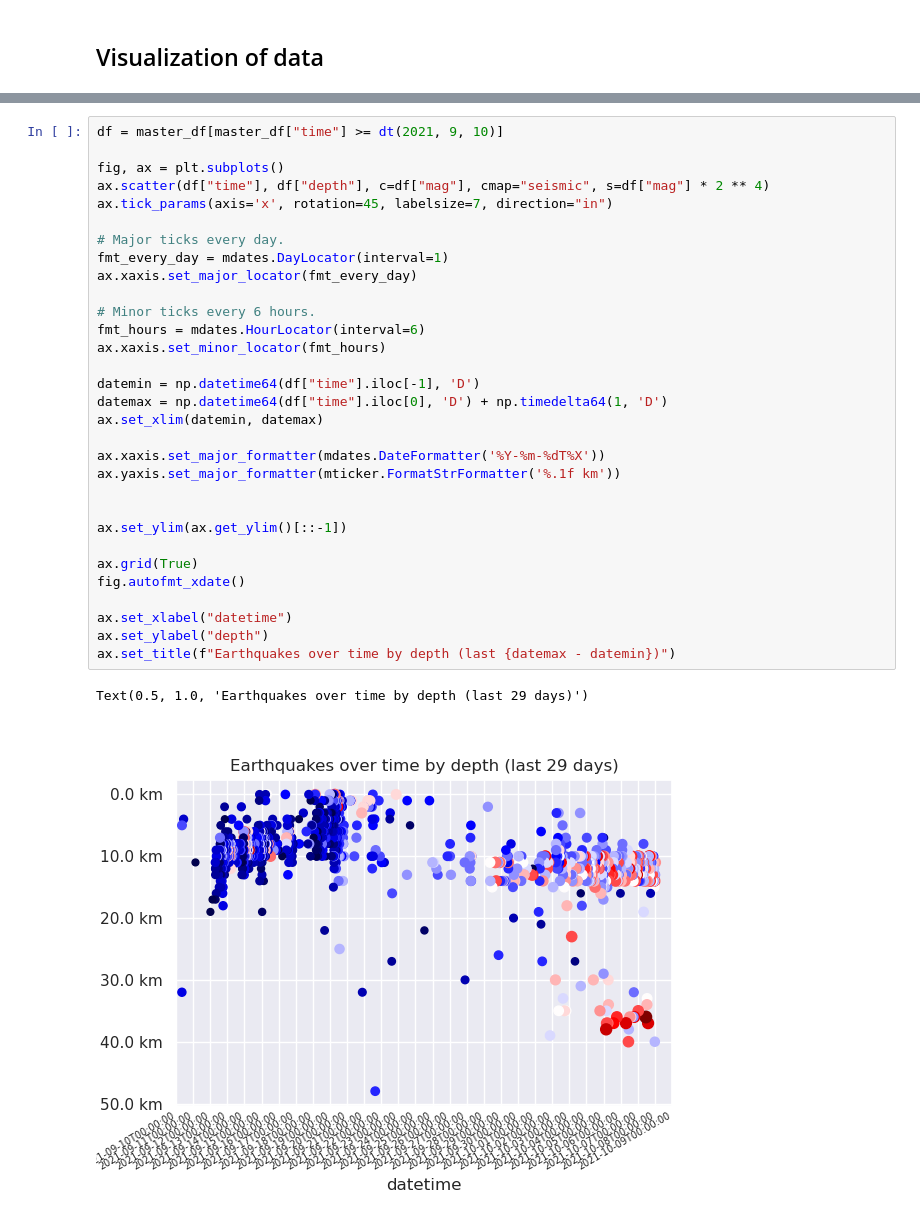
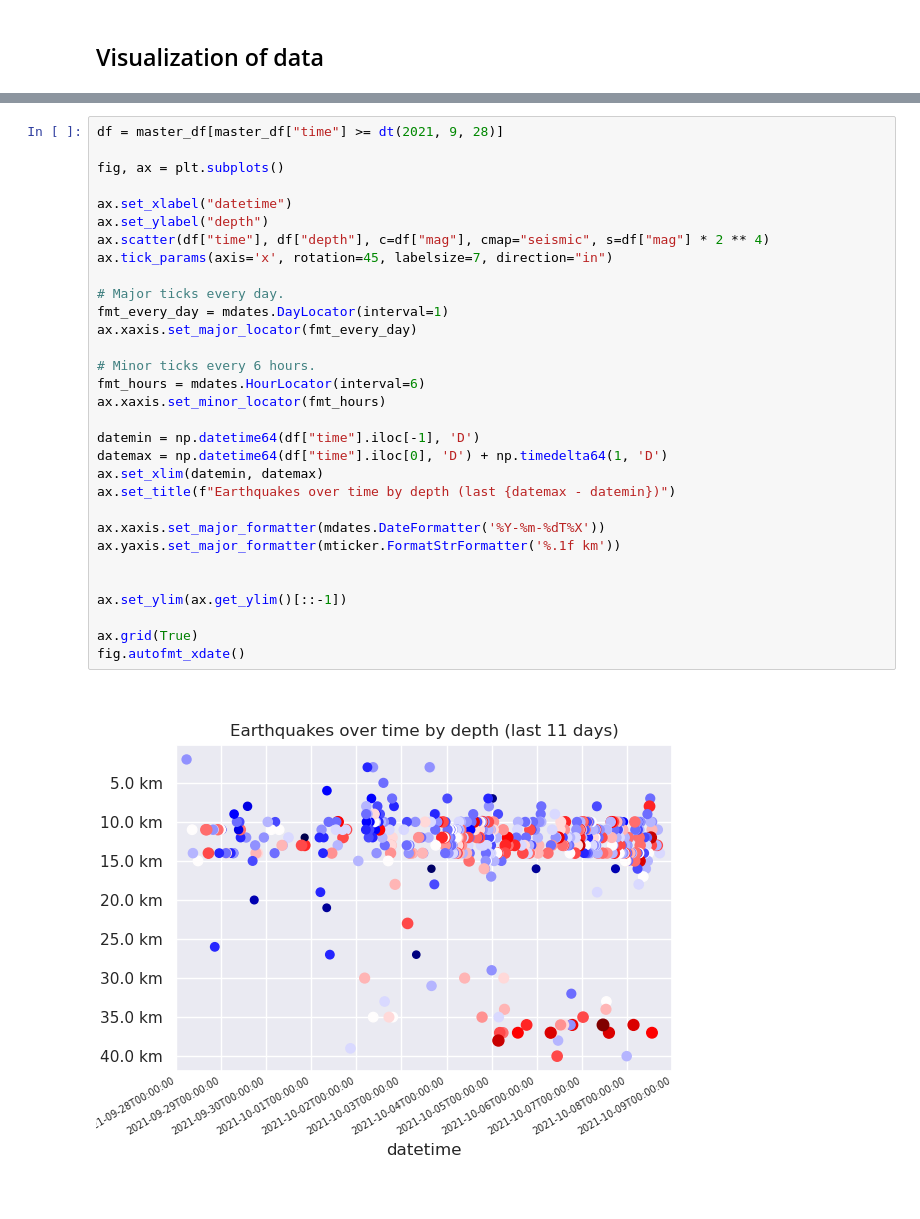
Before and after one commit to Anonymous5726221/lapalma_data, a Jupyter notebook: main.ipynb, the cells around one changed output, grey strips where cells are left out. Saved outputs shown, nothing was run; the diff lists cells and outputs as text.

```diff
--- a/main.ipynb
+++ b/main.ipynb
@@ -93,37 +104,36 @@ Text(0.5, 1.0, 'Earthquakes over time by magnitude range (last 37 days, 0:00:00)
 # %%
-df = master_df[master_df["time"] >= dt(2021, 9, 10)]
+df = master_df[master_df["time"] >= dt(2021, 9, 28)]
 
 fig, ax = plt.subplots()
+
+ax.set_xlabel("datetime")
+ax.set_ylabel("depth")
 ax.scatter(df["time"], df["depth"], c=df["mag"], cmap="seismic", s=df["mag"] * 2 ** 4)
 ax.tick_params(axis='x', rotation=45, labelsize=7, direction="in")
 
 # Major ticks every day.
 fmt_every_day = mdates.DayLocator(interval=1)
 ax.xaxis.set_major_locator(fmt_every_day)
 
 # Minor ticks every 6 hours.
 fmt_hours = mdates.HourLocator(interval=6)
 ax.xaxis.set_minor_locator(fmt_hours)
 
 datemin = np.datetime64(df["time"].iloc[-1], 'D')
 datemax = np.datetime64(df["time"].iloc[0], 'D') + np.timedelta64(1, 'D')
 ax.set_xlim(datemin, datemax)
+ax.set_title(f"Earthquakes over time by depth (last {datemax - datemin})")
 
 ax.xaxis.set_major_formatter(mdates.DateFormatter('%Y-%m-%dT%X'))
 ax.yaxis.set_major_formatter(mticker.FormatStrFormatter('%.1f km'))
 
 
 ax.set_ylim(ax.get_ylim()[::-1])
 
 ax.grid(True)
 fig.autofmt_xdate()
-
-ax.set_xlabel("datetime")
-ax.set_ylabel("depth")
-ax.set_title(f"Earthquakes over time by depth (last {datemax - datemin})")
 # %% [output]
-Text(0.5, 1.0, 'Earthquakes over time by depth (last 29 days)')
-[figure, old version]
+[figure, new version]
 # %%
 df = master_df[master_df["date"] < master_df.iloc[0].date]
 
```
Also changed, not shown: parts of 5 cells of this notebook.
